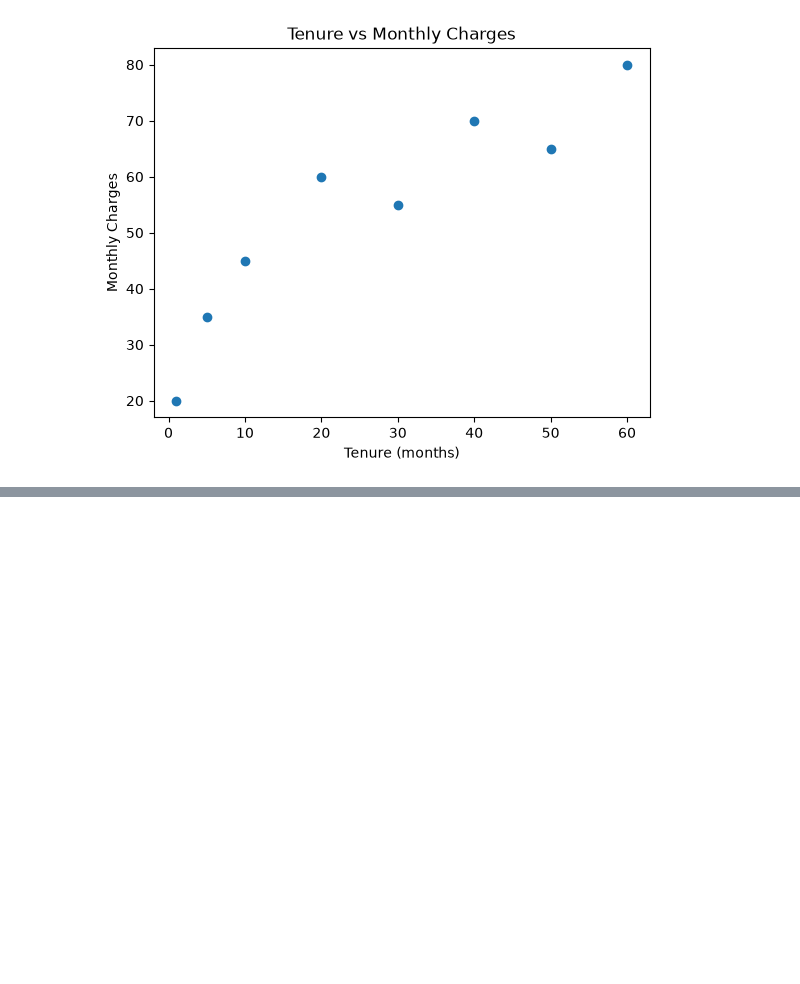
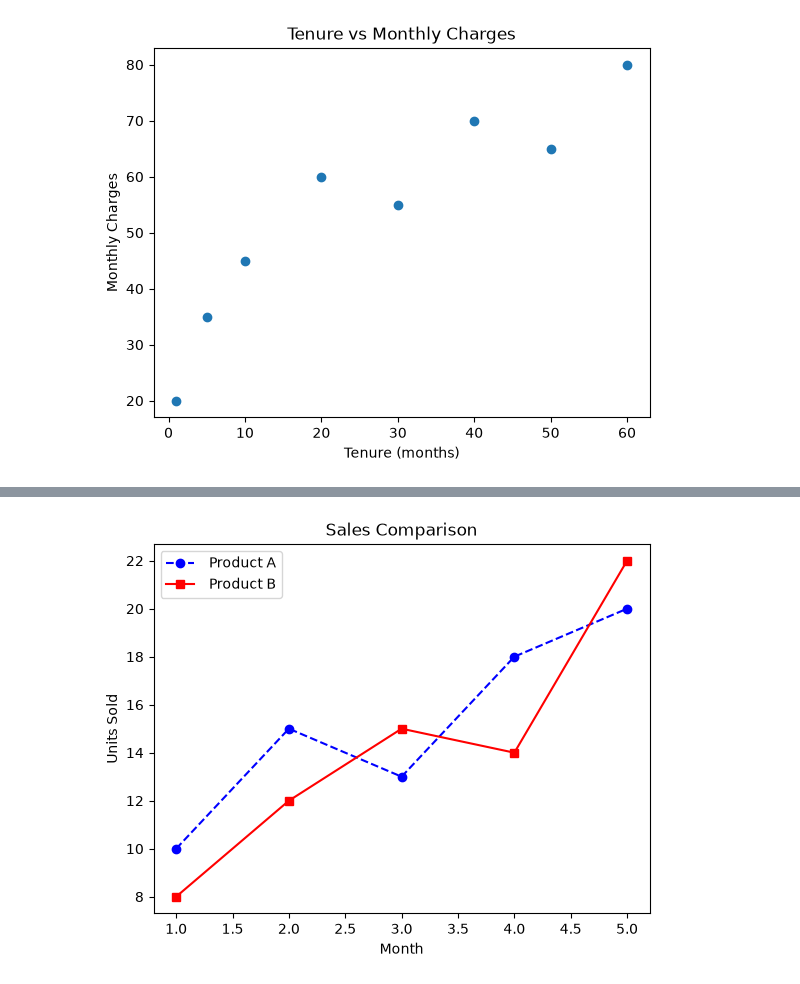
Before and after one commit to salamlakhan7/nolyth-ai-bootcamp-sprint02, a Jupyter notebook: notebooks/03_data_analysis.ipynb, the cells around one changed output, grey strips where cells are left out. Saved outputs shown, nothing was run; the diff lists cells and outputs as text; code cells hidden in the pictures; blank space fills up the shorter version.

```diff
--- a/notebooks/03_data_analysis.ipynb
+++ b/notebooks/03_data_analysis.ipynb
@@ -75,0 +152,17 @@ plt.show()
+# %%
+x  = [ 1,2,3,4,5]
+y1 = [10,15,13,18,20]
+y2 = [ 8,12,15,14,22]
+
+plt.plot(x,y1 , color="blue", linestyle="--", marker="o", label=" Product A")
+plt.plot(x,y2 , color="red",  linestyle="-",  marker="s", label=" Product B")
+
+plt.title("Sales Comparison")
+plt.xlabel("Month")
+plt.ylabel("Units Sold")
+plt.legend()
+plt.savefig("../visuals/Customization.png")
+# plt.legend()
+plt.show()
+# %% [output]
+[figure, added]
```
Also changed, not shown: parts of 17 cells of this notebook, 4 other files.
